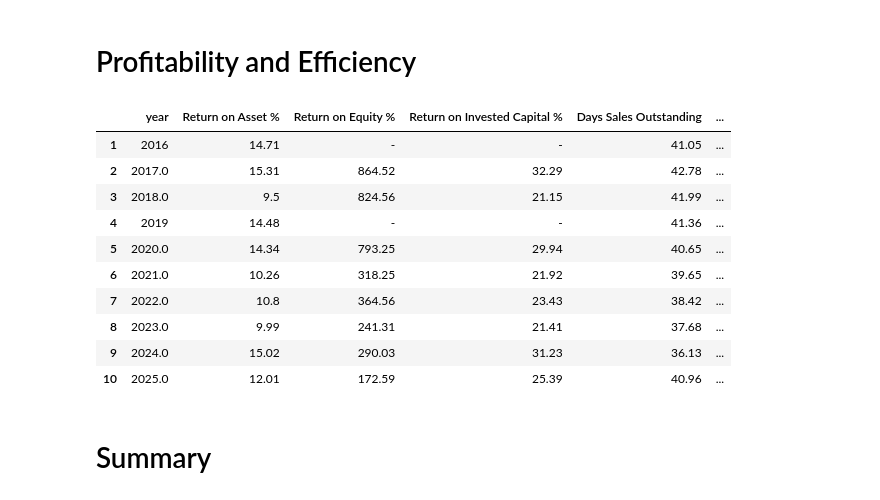
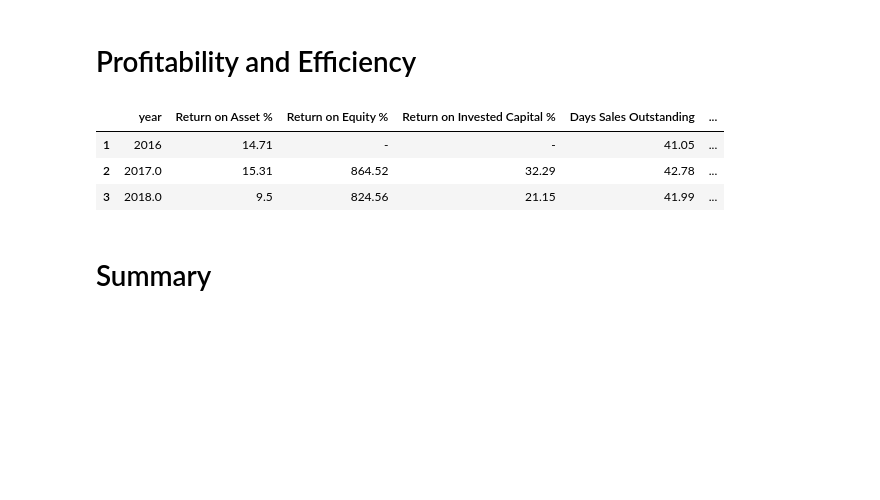
Before and after one commit to ICharmU/rothenberg_code_challenge, a Jupyter notebook: KMB/preprocessing/0_cleaning.ipynb, the cells around one changed output. Drawn from its saved outputs; the diff is of its cells as text; code cells hidden in the pictures; blank space fills up the shorter version.

```diff
--- a/KMB/preprocessing/0_cleaning.ipynb
+++ b/KMB/preprocessing/0_cleaning.ipynb
@@ -393,20 +379,13 @@ df.to_csv(cleaned_fp / "income_statement_quarterly.csv", index=False)
 # %%
 f_name = "profitabilityAndEfficiency.xls"
 df = excel_to_df(f_name)
 df = df.iloc[:-2]
-df
+df.head(3)
 # %% [output]
 |  | year | Return on Asset % | Return on Equity % | Return on Invested Capital % | Days Sales Outstanding | ... |
 | 1 | 2016 | 14.71 | - | - | 41.05 | ... |
 | 2 | 2017.0 | 15.31 | 864.52 | 32.29 | 42.78 | ... |
 | 3 | 2018.0 | 9.5 | 824.56 | 21.15 | 41.99 | ... |
-| 4 | 2019 | 14.48 | - | - | 41.36 | ... |
-| 5 | 2020.0 | 14.34 | 793.25 | 29.94 | 40.65 | ... |
-| 6 | 2021.0 | 10.26 | 318.25 | 21.92 | 39.65 | ... |
-| 7 | 2022.0 | 10.8 | 364.56 | 23.43 | 38.42 | ... |
-| 8 | 2023.0 | 9.99 | 241.31 | 21.41 | 37.68 | ... |
-| 9 | 2024.0 | 15.02 | 290.03 | 31.23 | 36.13 | ... |
-| 10 | 2025.0 | 12.01 | 172.59 | 25.39 | 40.96 | ... |
 # %%
 df = df.replace("-", np.nan)
 to_percent = [
```
Also changed, not shown: parts of 7 cells of this notebook, 3 other files.
